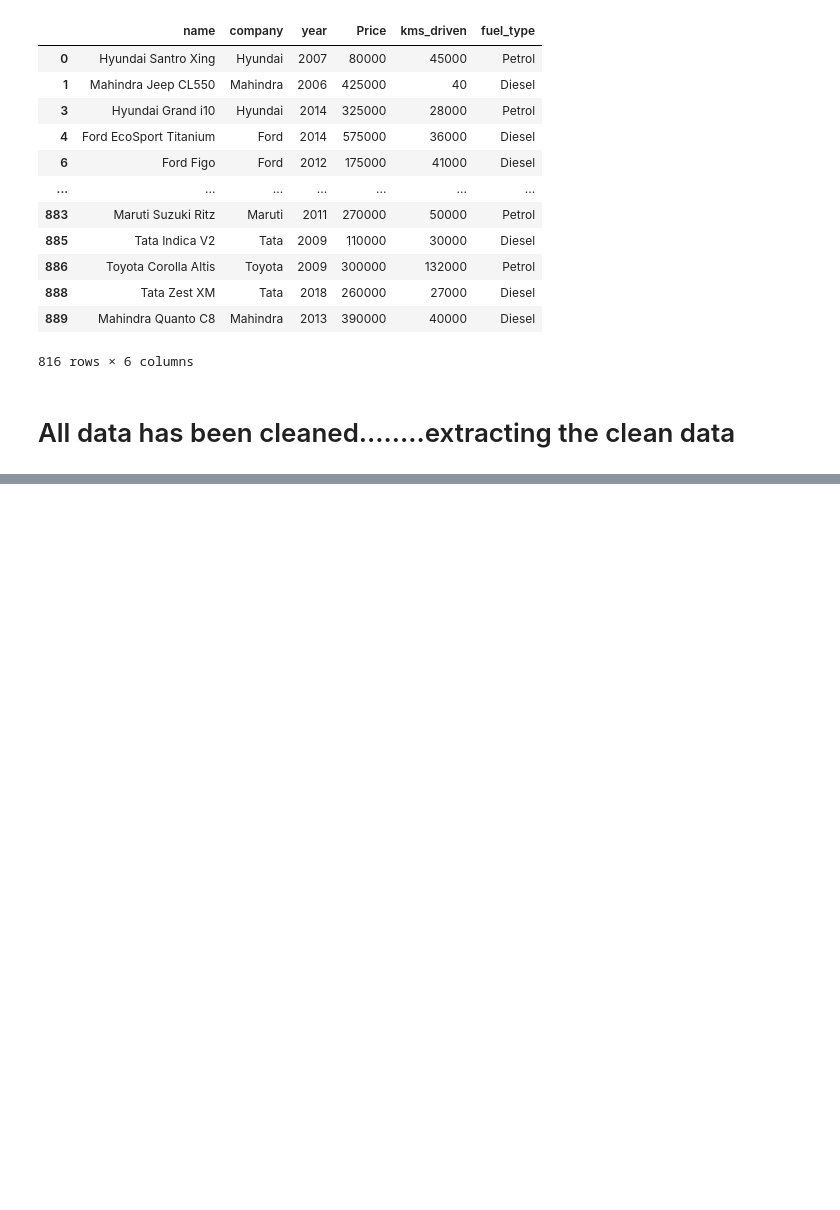
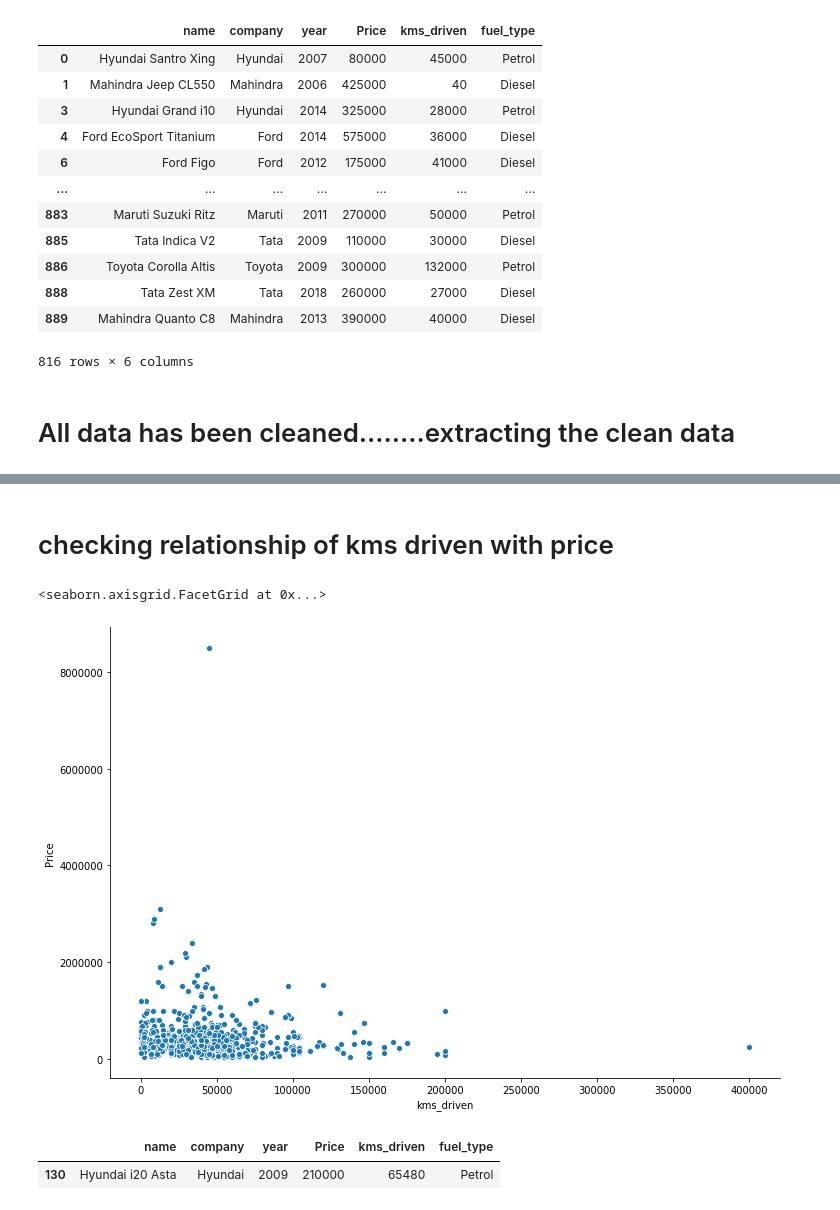
Before and after one commit to abhiru26/Used-Car-Price-Prediction-using-Machine-Learning, a Jupyter notebook: Car Price Predictor.ipynb, the cells around one changed output, grey strips where cells are left out. Saved outputs shown, nothing was run; the diff lists cells and outputs as text; code cells hidden in the pictures; blank space fills up the shorter version.

```diff
--- a/Car Price Predictor.ipynb
+++ b/Car Price Predictor.ipynb
@@ -210,0 +252,12 @@ car.to_csv('Cleaned_car_data.csv')
+# %% [markdown]
+# checking relationship of kms driven with price
+# %%
+sns.relplot(x='kms_driven',y='Price',data=car,height=7,aspect=1.5)
+# %% [output]
+<seaborn.axisgrid.FacetGrid at 0x...>
+[figure, added]
+# %%
+car.sample(1)
+# %% [output]
+|  | name | company | year | Price | kms_driven | fuel_type |
+| 130 | Hyundai i20 Asta | Hyundai | 2009 | 210000 | 65480 | Petrol |
```
Also changed, not shown: parts of 36 cells of this notebook, 1 other file.
